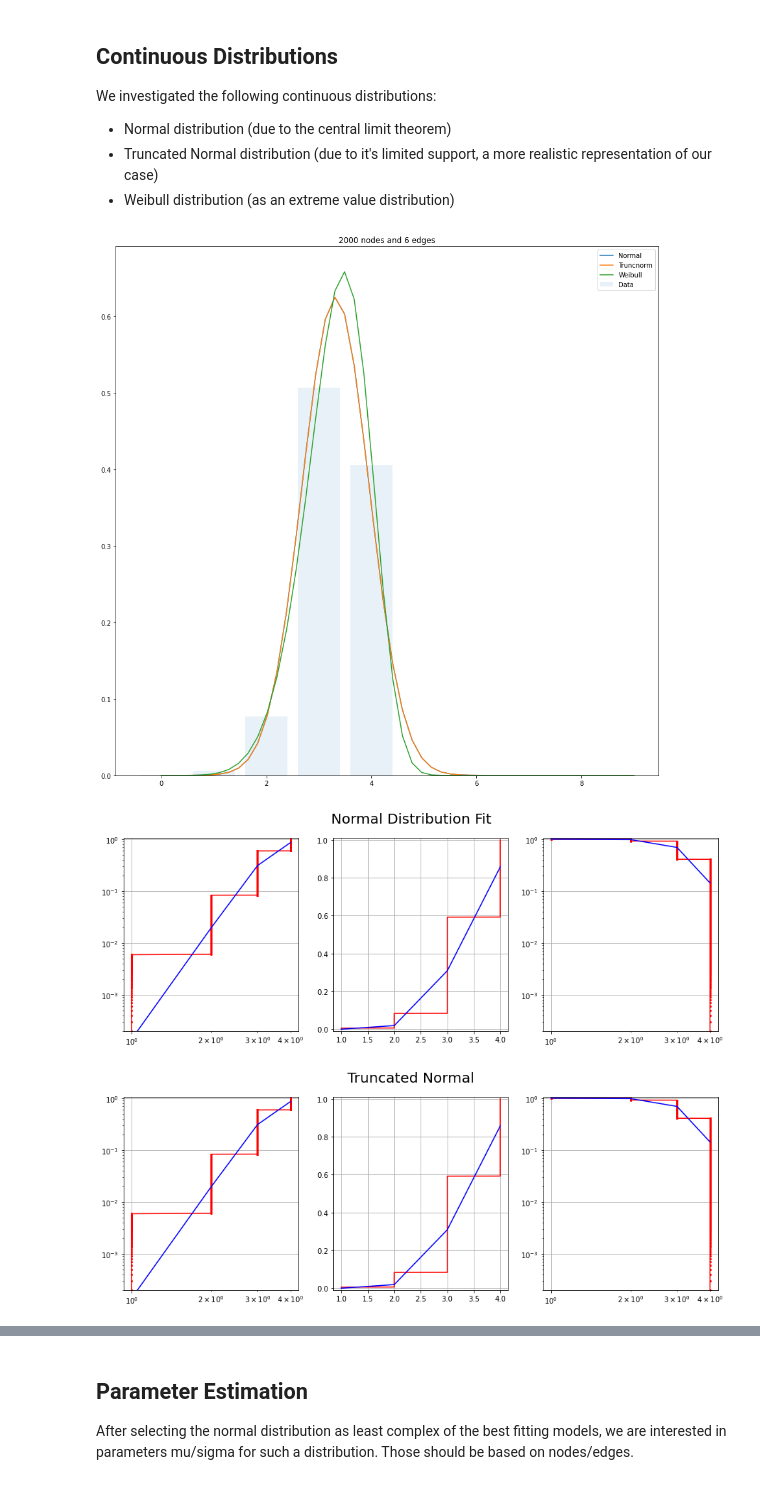
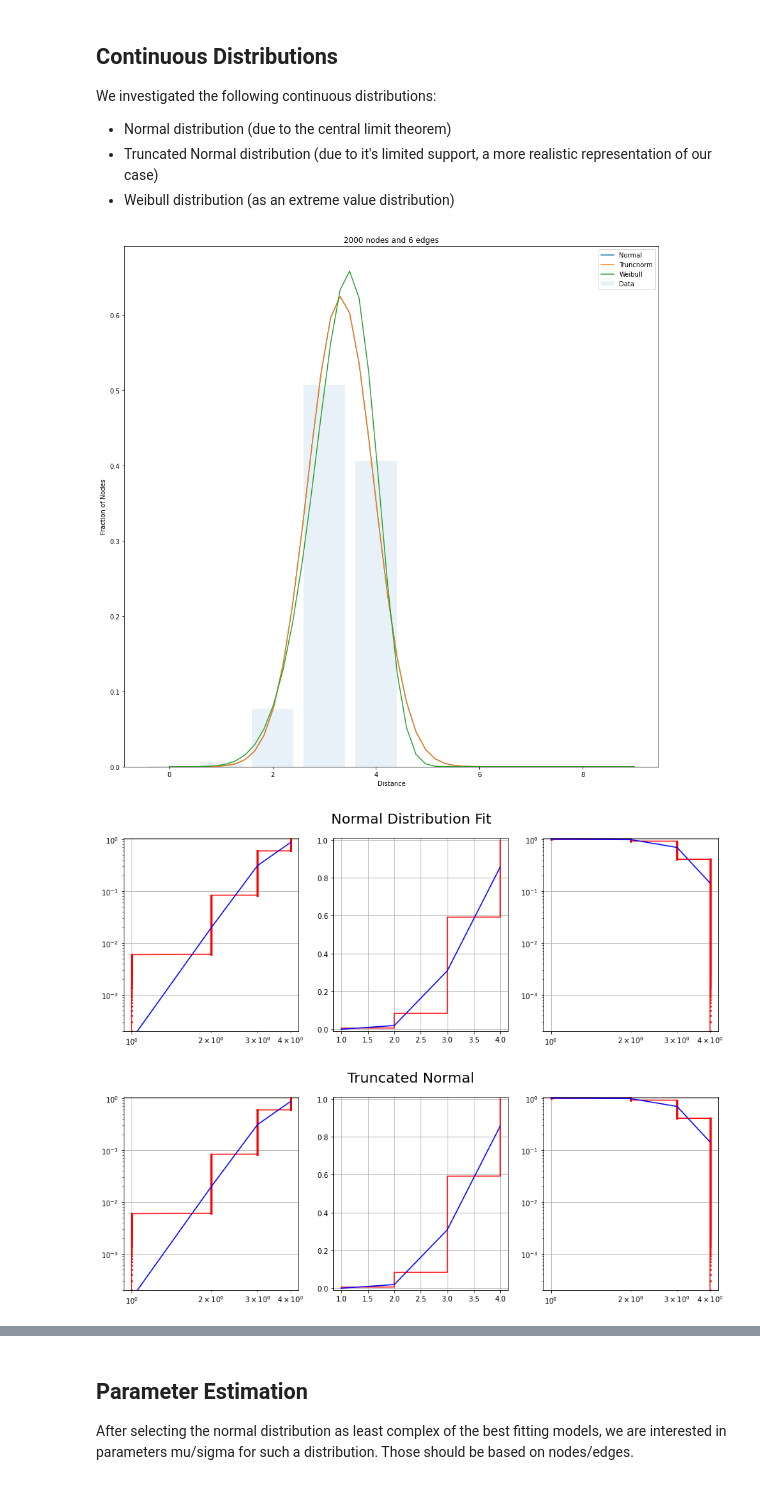
Before and after one commit to vs-uulm/eta-adaptive, a Jupyter notebook: Distribution Model.ipynb, the cells around one changed output, grey strips where cells are left out. Saved outputs shown, nothing was run; the diff lists cells and outputs as text; code cells hidden in the pictures.

```diff
--- a/Distribution Model.ipynb
+++ b/Distribution Model.ipynb
@@ -121,34 +121,36 @@ plt.figure(figsize=(15,15))
 plt.bar(testcase["x"], testcase["freq"], label="Data", alpha=0.1)
 x = testcase["x3"]
 
 # fit normal distribution
 m, s = norm.fit(testcase["expandeddata"])
 
 # Note that the normal distributino is likely overlapped by the truncated normal distribution
 plt.plot(x, norm.pdf(x, m, s), label="Normal")
+plt.xlabel("Distance")
+plt.ylabel("Fraction of Nodes")
 
 # fit truncated nromal
 i1, i2, i3, i4 = truncnorm.fit(testcase["expandeddata"])
 plt.plot(x, truncnorm.pdf(x, (-m)/s, (1000-m)/s, loc=m, scale=s), label="Truncnorm")
 
 # fit weibull
 d, e, f = weibull_min.fit(testcase["expandeddata"], floc=0)
 plt.plot(x, weibull_min.pdf(x, d, e, f), label="Weibull")
 
 # plot everything together
 plt.legend()
 plt.title(str(nodes)+" nodes and "+ str(edges)+" edges")
 plt.show()
 
 # Detailed comparissons for Normal, Truncated normal and Weibull distribution
 plot_and_compare_cdf(testcase["expandeddata"], norm(m, s), "Normal Distribution Fit")
 plt.show()
 plot_and_compare_cdf(testcase["expandeddata"], truncnorm((-m)/s, (1000-m)/s, loc=m, scale=s), "Truncated Normal")
 plt.show()
 plot_and_compare_cdf(testcase["expandeddata"], weibull_min(d, e, f), "Weibull")
 plt.show()
 # %% [output]
-[figure, old version]
+[figure, new version]
 [figure]
 [figure]
 [figure]
```
Also changed, not shown: parts of 1 cell of this notebook.
